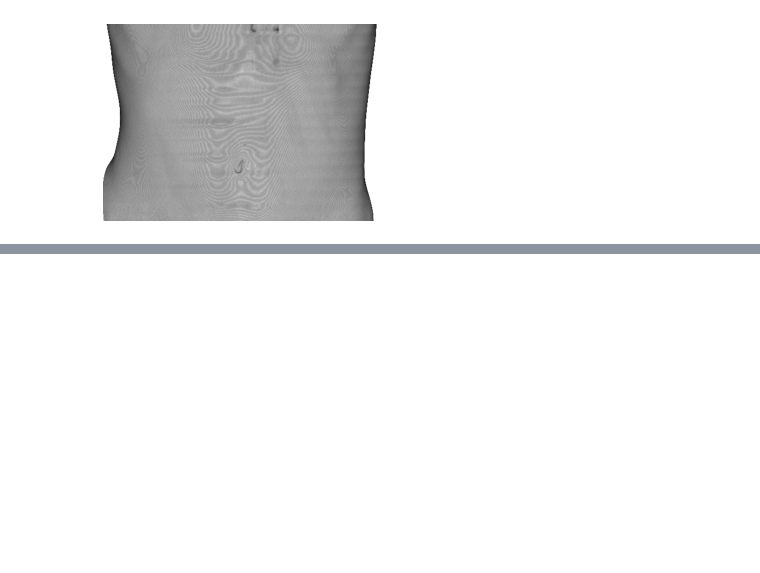
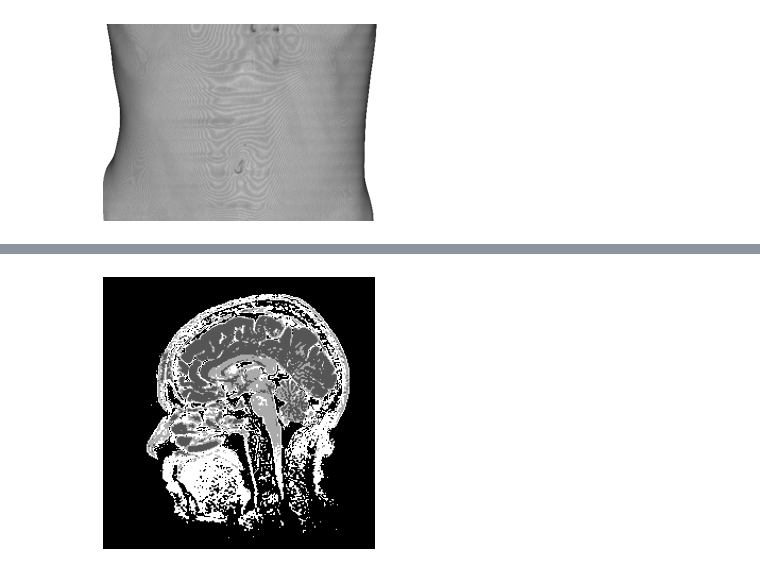
Before and after one commit to fredffsixty/Medical_Imaging, a Jupyter notebook: raycasting.ipynb, the cells around one changed output, grey strips where cells are left out. Cells and saved outputs as stored; diff of their text form; code cells hidden in the pictures; blank space fills up the shorter version.

```diff
--- a/raycasting.ipynb
+++ b/raycasting.ipynb
@@ -216,0 +231,11 @@ axes = plot_images([ct_proj])
+# %%
+num_clusters = 4
+
+fcm_brain = FCM(n_clusters=num_clusters)
+fcm_brain.fit(flat_brain)
+fcm_brain_labels = fcm_brain.predict(flat_brain)
+
+brain_clustered = fcm_brain_labels.reshape(brain.shape)
+axes = plot_images([brain_clustered[:,:,68]])
+# %% [output]
+[figure, added]
```
Also changed, not shown: parts of 5 cells of this notebook.
